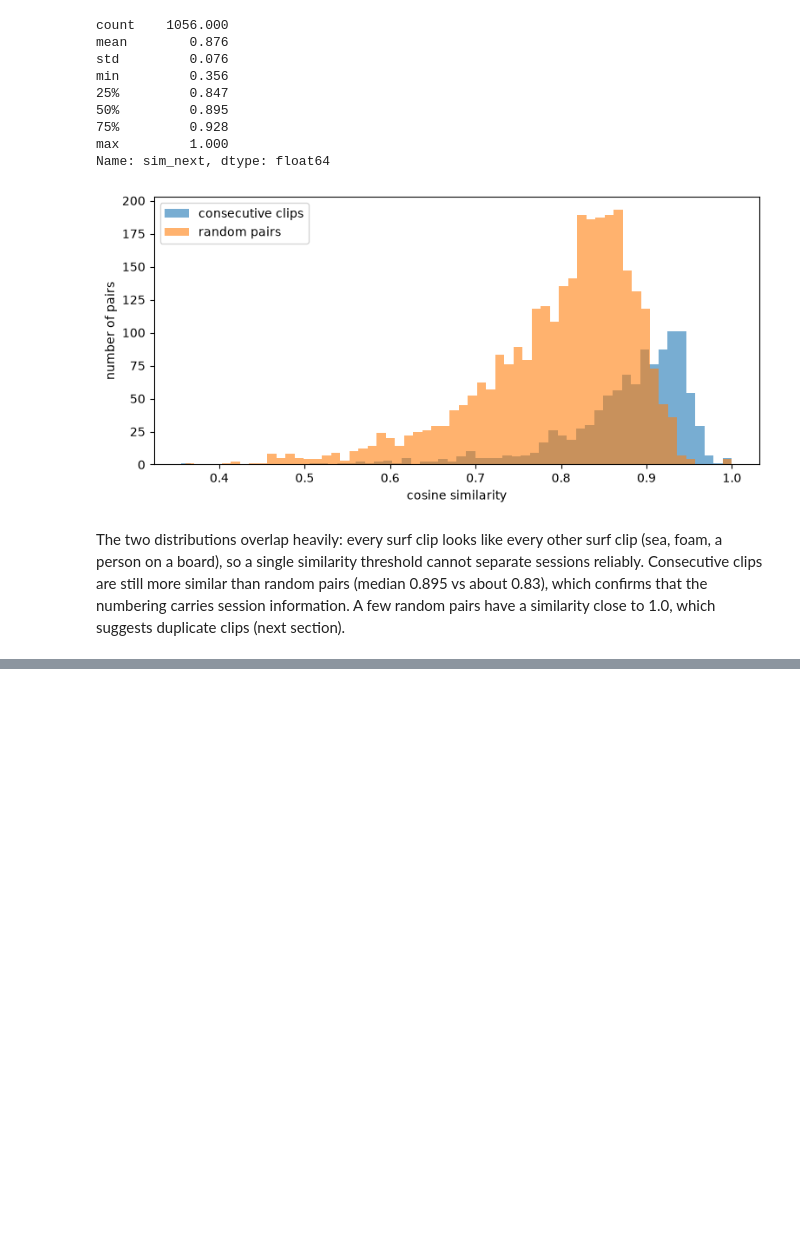
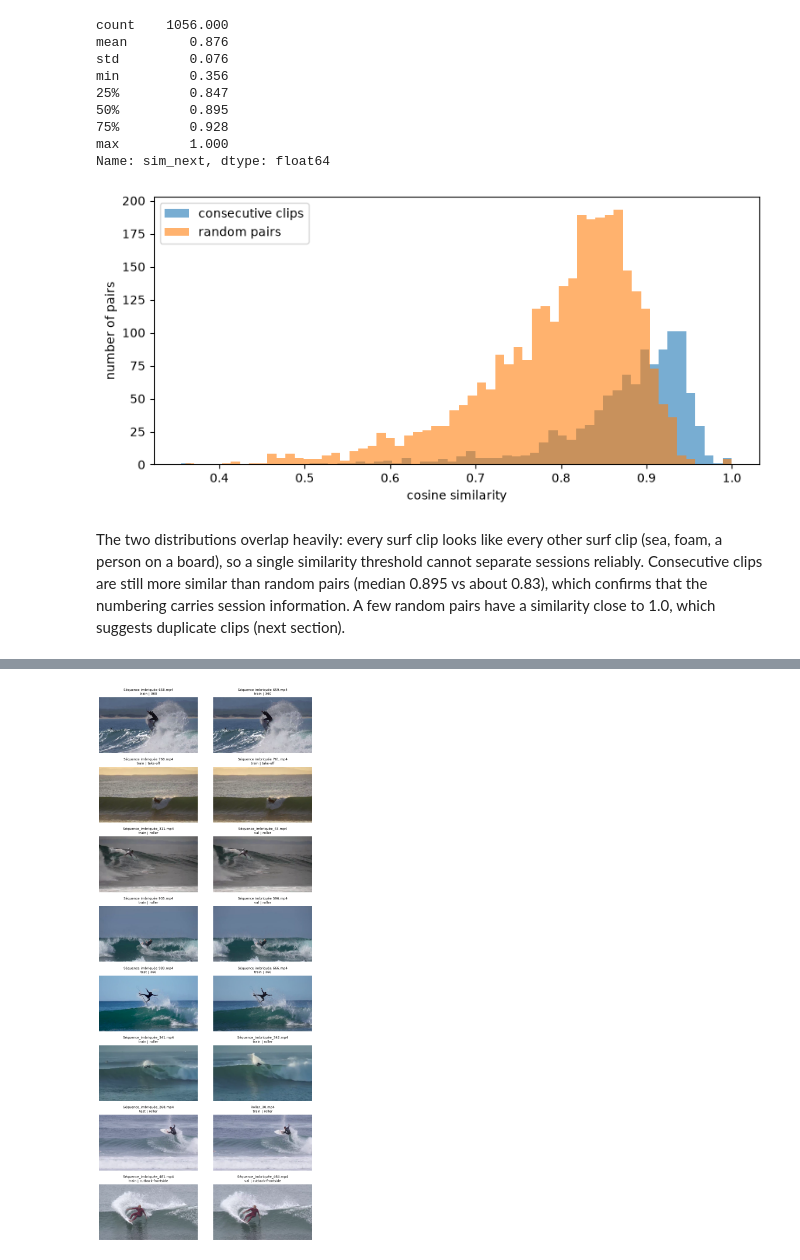
Before and after one commit to fabriciogmaraes/surf-maneuver-recognition, a Jupyter notebook: notebooks/02_session_split.ipynb, the cells around one changed output, grey strips where cells are left out. Drawn from its saved outputs; the diff is of its cells as text; code cells hidden in the pictures; blank space fills up the shorter version.

Commit message:
Save full session split notebook (sections 4 to 8)

```diff
--- a/notebooks/02_session_split.ipynb
+++ b/notebooks/02_session_split.ipynb
@@ -136,0 +144,18 @@ A few random pairs have a similarity close to 1.0, which suggests duplicate clip
+# %%
+# Similarity between every pair of clips (1062 x 1062 matrix)
+sim_matrix = embeddings @ embeddings.T
+
+# Upper triangle only (each pair once, no self-pairs), above a near-duplicate threshold
+i, j = np.where(np.triu(sim_matrix, k=1) > 0.98)
+
+dups = pd.DataFrame({
+    "file_a": df["file"].to_numpy()[i], "split_a": df["split"].to_numpy()[i], "maneuver_a": df["maneuver"].to_numpy()[i],
+    "file_b": df["file"].to_numpy()[j], "split_b": df["split"].to_numpy()[j], "maneuver_b": df["maneuver"].to_numpy()[j],
+    "row_a": i, "row_b": j,
+    "similarity": sim_matrix[i, j].round(4),
+}).sort_values("similarity", ascending=False)
+
+print(len(dups), "near-duplicate pairs;",
+      (dups["split_a"] != dups["split_b"]).sum(), "across splits;",
+      (dups["maneuver_a"] != dups["maneuver_b"]).sum(), "with different labels")
+dups.head(10)
@@ -136,0 +175,12 @@ A few random pairs have a similarity close to 1.0, which suggests duplicate clip
+# %%
+import hashlib
+
+def file_hash(path):
+    """MD5 of the file bytes: equal hashes mean byte-identical files."""
+    return hashlib.md5(Path(path).read_bytes()).hexdigest()
+
+dups["identical_file"] = [
+    file_hash(df.loc[a, "path"]) == file_hash(df.loc[b, "path"])
+    for a, b in zip(dups["row_a"], dups["row_b"])
+]
+dups[["file_a", "split_a", "maneuver_a", "file_b", "split_b", "maneuver_b", "similarity", "identical_file"]]
@@ -136,0 +200,17 @@ A few random pairs have a similarity close to 1.0, which suggests duplicate clip
+# %%
+def show_pairs(pairs):
+    """Middle frame of both clips of each pair, one pair per row."""
+    fig, axes = plt.subplots(len(pairs), 2, figsize=(8, 2.4 * len(pairs)), squeeze=False)
+    for row_axes, (_, pair) in zip(axes, pairs.iterrows()):
+        for ax, side in zip(row_axes, ["a", "b"]):
+            clip = df.loc[pair[f"row_{side}"]]
+            ax.imshow(read_frame(clip["path"]))
+            ax.set_title(f"{clip['file']}\n{clip['split']} | {clip['maneuver']}", fontsize=8)
+            ax.axis("off")
+    plt.tight_layout()
+    plt.show()
+
+# Pairs that are not byte-identical need a visual check
+show_pairs(dups[~dups["identical_file"]])
+# %% [output]
+[figure, added]
```
Also changed, not shown: parts of 18 cells of this notebook.
